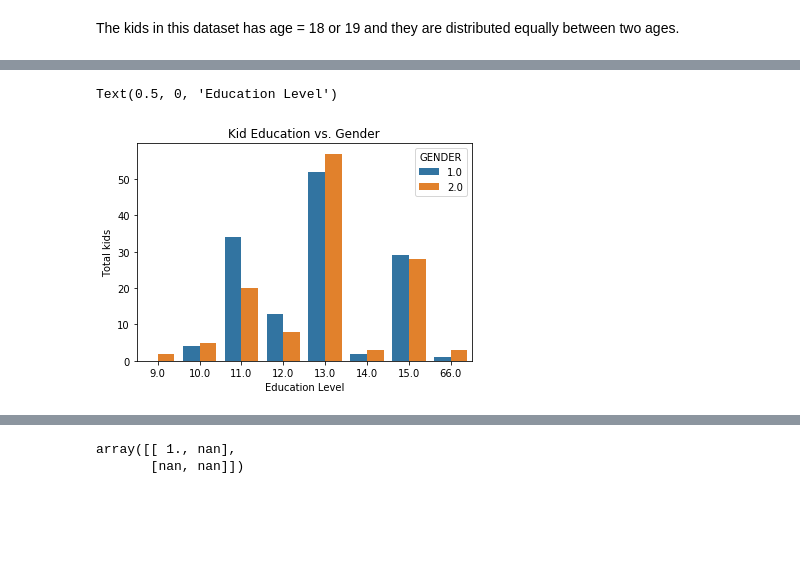
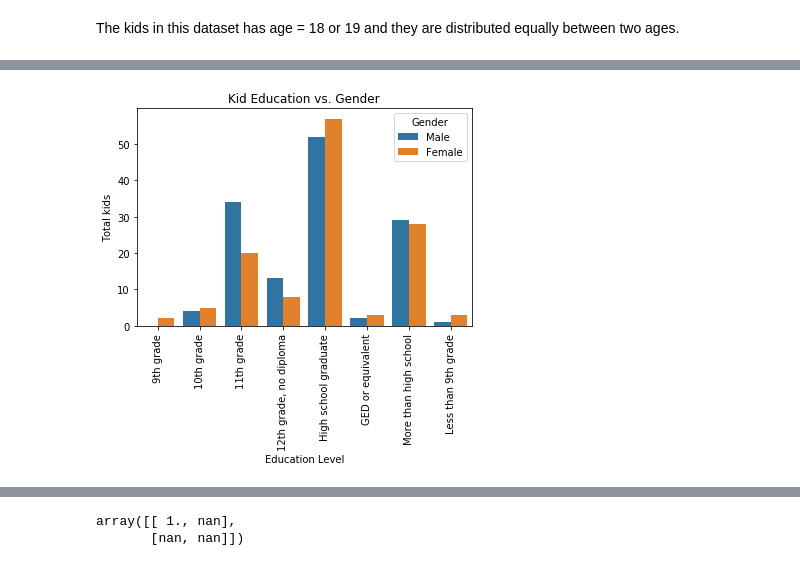
Before and after one commit to gthein/COGS108-FinalProject, a Jupyter notebook: Analysis_Queen.ipynb, the cells around one changed output, grey strips where cells are left out. Drawn from its saved outputs; the diff is of its cells as text; code cells hidden in the pictures; blank space fills up the shorter version.

```diff
--- a/Analysis_Queen.ipynb
+++ b/Analysis_Queen.ipynb
@@ -27 +33,5 @@ df_kid.shape
+# %%
+education_labels = ['9th grade','10th grade','11th grade','12th grade, no diploma','High school graduate','GED or equivalent','More than high school','Less than 9th grade']
+# %%
+gender_labels = ['Male','Female']
 # %%
@@ -99,17 +92,14 @@ dtype: float64
 # %%
 # generate grouped barplot by specifying hue
 sns.countplot(x='EDUCATION_KID', hue = 'GENDER',
               data=df_kid)
 ax = plt.gca()
 
 # add title and axis labels (modify x-axis label)
 ax.set_title('Kid Education vs. Gender')
 ax.set_ylabel('Total kids')
-#ax.set_yticklabels(('9th grade','10th grade','11th grade','12th grade, no diploma'
-                   #, 'High school graduate','GED or equivalent', 'More than high school'
-                   # ,'Less than 5th grade', 'Less than 9th grade', 'Refused','Don''t Know'))
 ax.set_xlabel('Education Level')
-#ax.set_xticklabels(('Male', 'Female'));
+ax.legend(gender_labels, title='Gender', loc='best')
+ax.set_xticklabels(education_labels,rotation='vertical');
 # %% [output]
-Text(0.5, 0, 'Education Level')
-[figure, old version]
+[figure, new version]
```
Also changed, not shown: parts of 13 cells of this notebook.
